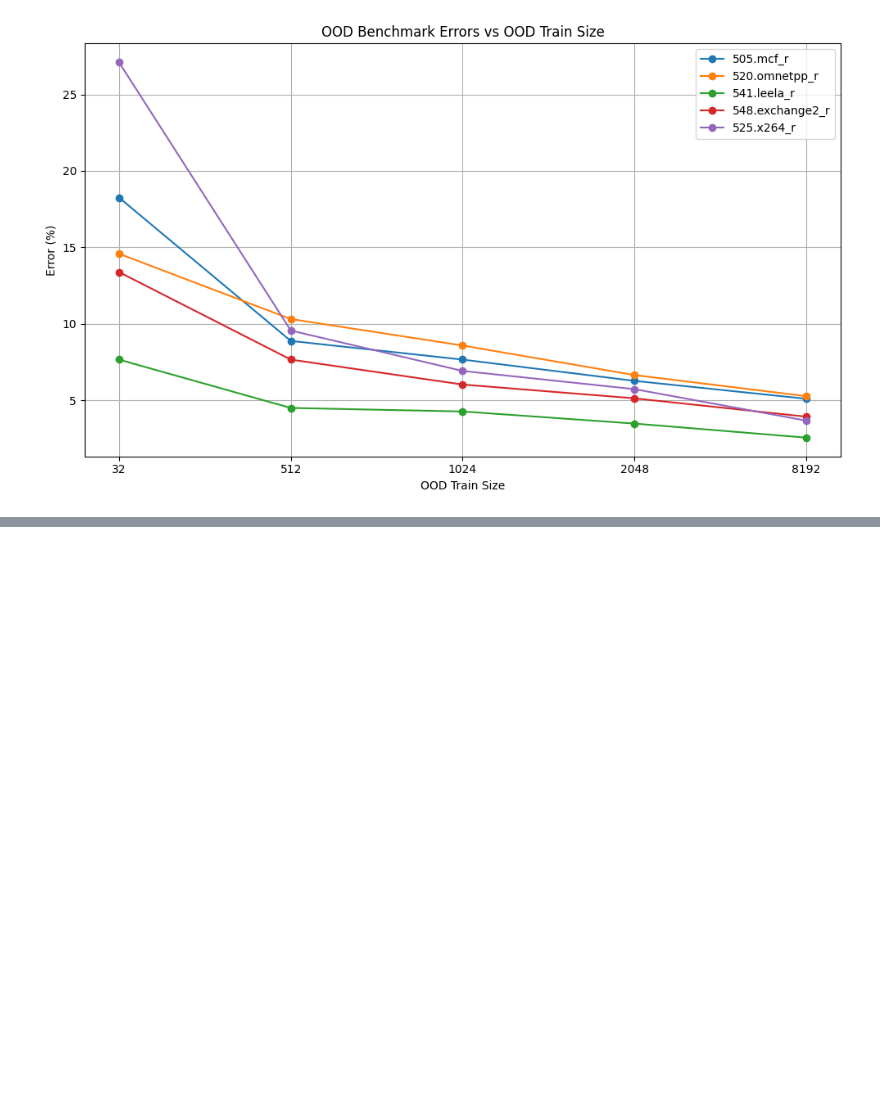
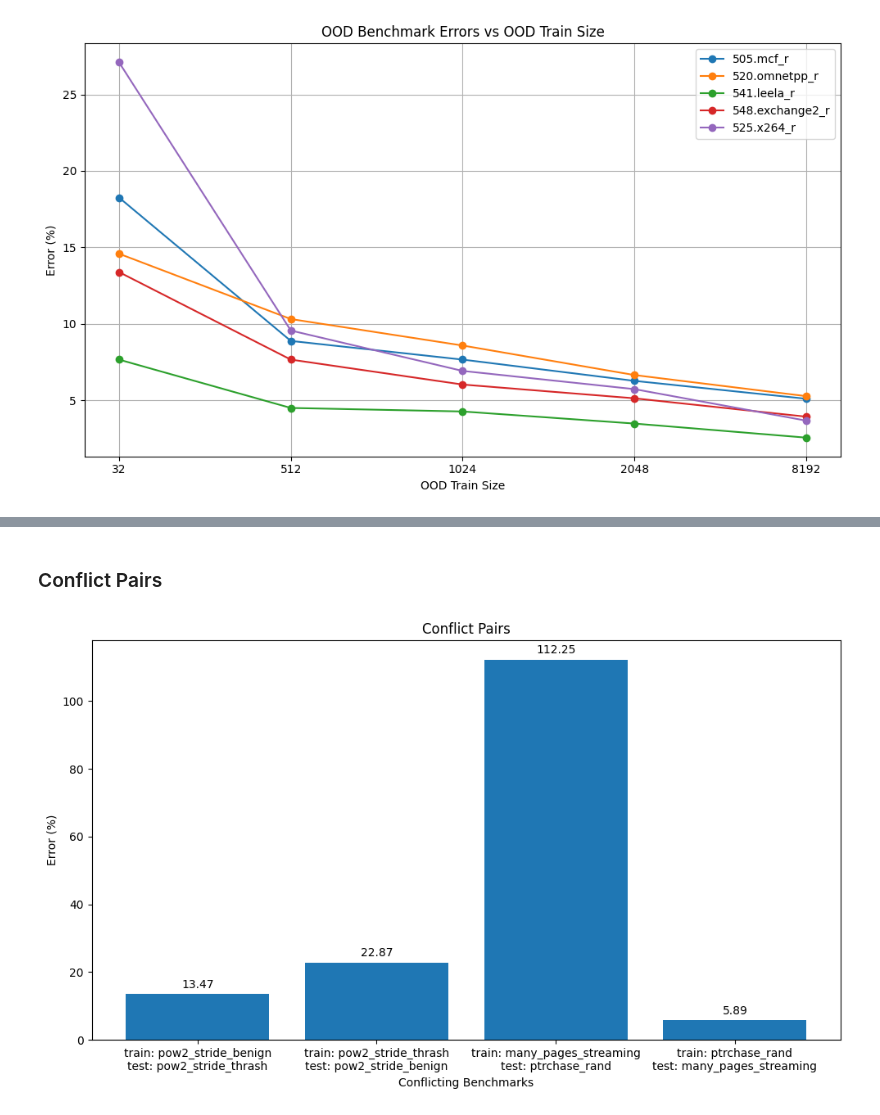
Before and after one commit to ronitnag04/peregrine, a Jupyter notebook: ml_model/analysis.ipynb, the cells around one changed output, grey strips where cells are left out. Saved outputs shown, nothing was run; the diff lists cells and outputs as text; code cells hidden in the pictures; blank space fills up the shorter version.

```diff
--- a/ml_model/analysis.ipynb
+++ b/ml_model/analysis.ipynb
@@ -619,0 +707,32 @@ plt.show()
+# %% [markdown]
+### Conflict Pairs
+# %%
+conflict_pairs=[
+  ("pow2_stride_benign", "pow2_stride_thrash"),
+  ("pow2_stride_thrash", "pow2_stride_benign"),
+  ("many_pages_streaming", "ptrchase_rand"),
+  ("ptrchase_rand", "many_pages_streaming"),
+]
+# %%
+experiments = results["conflict"]
+benchmarks = [f'train: {train_b}\ntest: {test_b}' for train_b, test_b in conflict_pairs]
+errors = [experiment["error"] for experiment in experiments]
+
+fig, ax = plt.subplots(figsize=(10, 6))
+bars = ax.bar(benchmarks, errors)
+ax.set_xlabel("Conflicting Benchmarks")
+ax.set_ylabel("Error (%)")
+ax.set_title("Conflict Pairs")
+plt.xticks(ha='center')
+# Add error values as text above each bar
+for bar, error in zip(bars, errors):
+    height = bar.get_height()
+    ax.annotate(f"{error:.2f}",
+                xy=(bar.get_x() + bar.get_width() / 2, height),
+                xytext=(0, 3),  # 3 points vertical offset
+                textcoords="offset points",
+                ha='center', va='bottom')
+plt.tight_layout()
+plt.savefig(os.path.join(sweep_dir, "conflict_pairs.png"), bbox_inches='tight')
+# %% [output]
+[figure, added]
```
Also changed, not shown: parts of 18 cells of this notebook, 1 other file.
